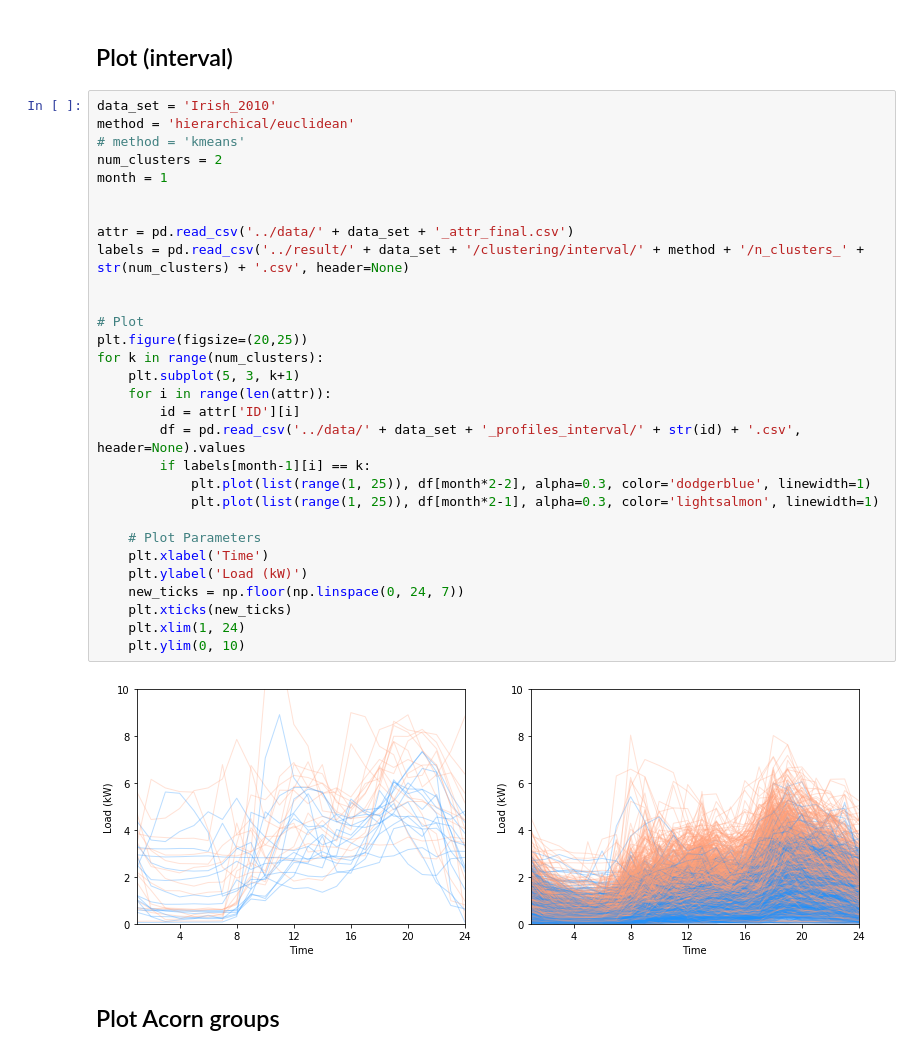
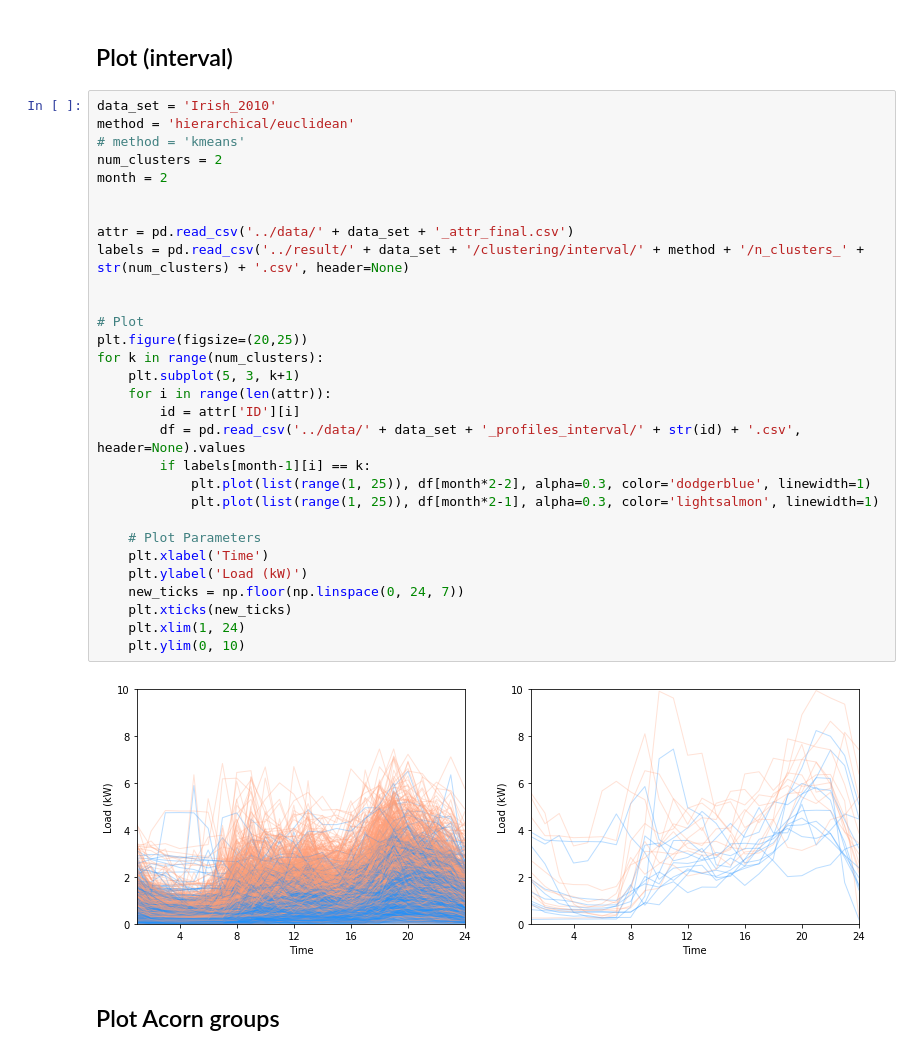
Before and after one commit to kaishxu/ProbabilisticLoadForecasting, a Jupyter notebook: plot/plot_clustering.ipynb, the cells around one changed output. Saved outputs shown, nothing was run; the diff lists cells and outputs as text.

```diff
--- a/plot/plot_clustering.ipynb
+++ b/plot/plot_clustering.ipynb
@@ -52,35 +52,35 @@ for k in range(num_clusters):
 # %%
 data_set = 'Irish_2010'
 method = 'hierarchical/euclidean'
 # method = 'kmeans'
 num_clusters = 2
-month = 1
+month = 2
 
 
 attr = pd.read_csv('../data/' + data_set + '_attr_final.csv')
 labels = pd.read_csv('../result/' + data_set + '/clustering/interval/' + method + '/n_clusters_' + str(num_clusters) + '.csv', header=None)
 
 
 # Plot
 plt.figure(figsize=(20,25))
 for k in range(num_clusters):
     plt.subplot(5, 3, k+1)
     for i in range(len(attr)):
         id = attr['ID'][i]
         df = pd.read_csv('../data/' + data_set + '_profiles_interval/' + str(id) + '.csv', header=None).values
         if labels[month-1][i] == k:
             plt.plot(list(range(1, 25)), df[month*2-2], alpha=0.3, color='dodgerblue', linewidth=1)
             plt.plot(list(range(1, 25)), df[month*2-1], alpha=0.3, color='lightsalmon', linewidth=1)
 
     # Plot Parameters
     plt.xlabel('Time')
     plt.ylabel('Load (kW)')
     new_ticks = np.floor(np.linspace(0, 24, 7))
     plt.xticks(new_ticks)
     plt.xlim(1, 24)
     plt.ylim(0, 10)
 # %% [output]
-[figure, old version]
+[figure, new version]
 # %% [markdown]
 ## Plot Acorn groups
 # %%
```
Also changed, not shown: 3 other files.
